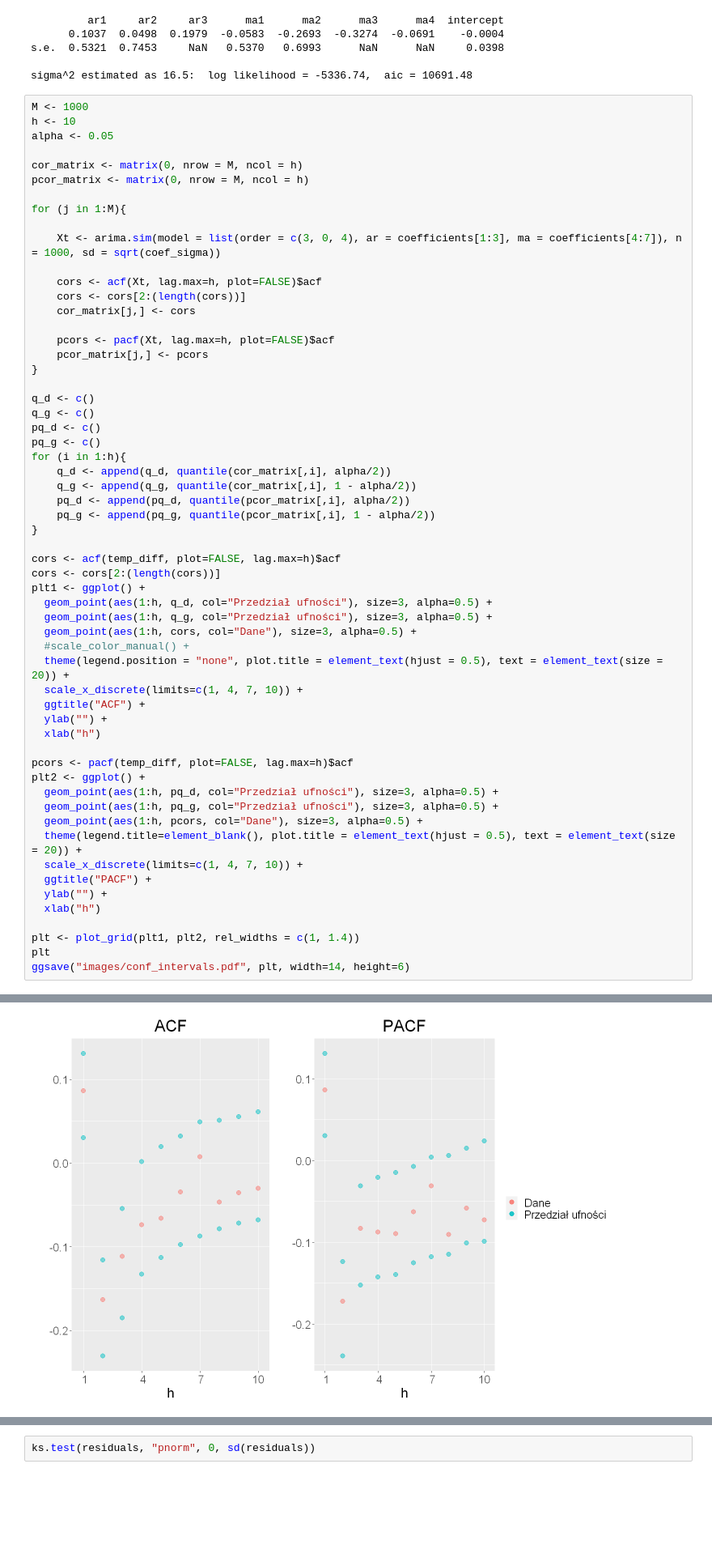
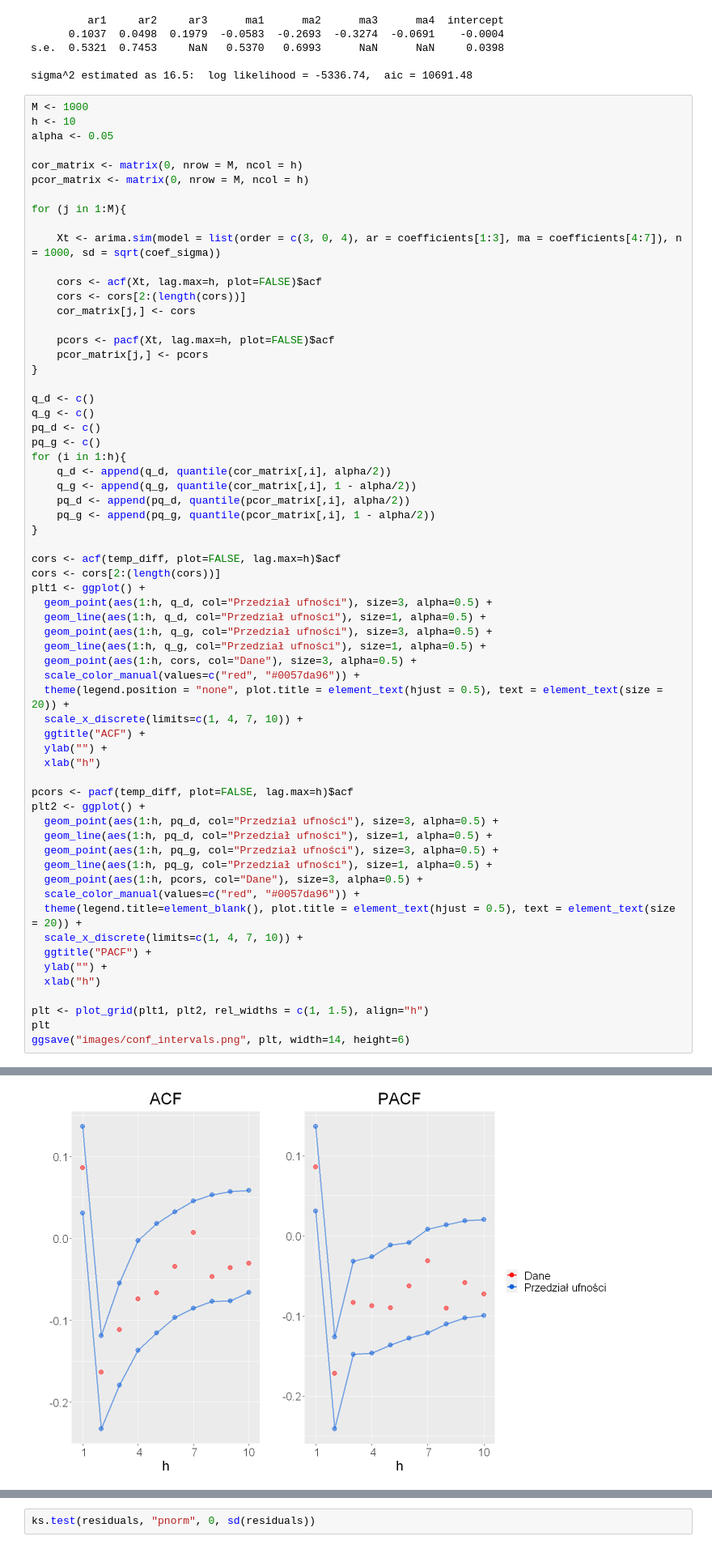
Before and after one commit to Szymex49/ARMA_temperature_modelling, a Jupyter notebook: SM_R.ipynb, the cells around one changed output, grey strips where cells are left out. Shown at 81% size. Cells and saved outputs as stored; diff of their text form; blank space fills up the shorter version.

```diff
--- a/SM_R.ipynb
+++ b/SM_R.ipynb
@@ -240,36 +237,41 @@ cors <- acf(temp_diff, plot=FALSE, lag.max=h)$acf
 cors <- cors[2:(length(cors))]
 plt1 <- ggplot() +
   geom_point(aes(1:h, q_d, col="Przedział ufności"), size=3, alpha=0.5) +
+  geom_line(aes(1:h, q_d, col="Przedział ufności"), size=1, alpha=0.5) +
   geom_point(aes(1:h, q_g, col="Przedział ufności"), size=3, alpha=0.5) +
+  geom_line(aes(1:h, q_g, col="Przedział ufności"), size=1, alpha=0.5) +
   geom_point(aes(1:h, cors, col="Dane"), size=3, alpha=0.5) +
-  #scale_color_manual() +
+  scale_color_manual(values=c("red", "#0057da96")) +
   theme(legend.position = "none", plot.title = element_text(hjust = 0.5), text = element_text(size = 20)) +
   scale_x_discrete(limits=c(1, 4, 7, 10)) +
   ggtitle("ACF") +
   ylab("") +
   xlab("h")
 
 pcors <- pacf(temp_diff, plot=FALSE, lag.max=h)$acf
 plt2 <- ggplot() +
   geom_point(aes(1:h, pq_d, col="Przedział ufności"), size=3, alpha=0.5) +
+  geom_line(aes(1:h, pq_d, col="Przedział ufności"), size=1, alpha=0.5) +
   geom_point(aes(1:h, pq_g, col="Przedział ufności"), size=3, alpha=0.5) +
+  geom_line(aes(1:h, pq_g, col="Przedział ufności"), size=1, alpha=0.5) +
   geom_point(aes(1:h, pcors, col="Dane"), size=3, alpha=0.5) +
+  scale_color_manual(values=c("red", "#0057da96")) +
   theme(legend.title=element_blank(), plot.title = element_text(hjust = 0.5), text = element_text(size = 20)) +
   scale_x_discrete(limits=c(1, 4, 7, 10)) +
   ggtitle("PACF") +
   ylab("") +
   xlab("h")
 
-plt <- plot_grid(plt1, plt2, rel_widths = c(1, 1.4))
+plt <- plot_grid(plt1, plt2, rel_widths = c(1, 1.5), align="h")
 plt
-ggsave("images/conf_intervals.pdf", plt, width=14, height=6)
+ggsave("images/conf_intervals.png", plt, width=14, height=6)
 # %% [output]
 Warning message:
 "Continuous limits supplied to discrete scale.
 ℹ Did you mean `limits = factor(...)` or `scale_*_continuous()`?"
 Warning message:
 "Continuous limits supplied to discrete scale.
 ℹ Did you mean `limits = factor(...)` or `scale_*_continuous()`?"
-[figure, old version]
+[figure, new version]
 # %%
 plt <- ggplot() +
```
Also changed, not shown: parts of 11 cells of this notebook, 24 other files.
